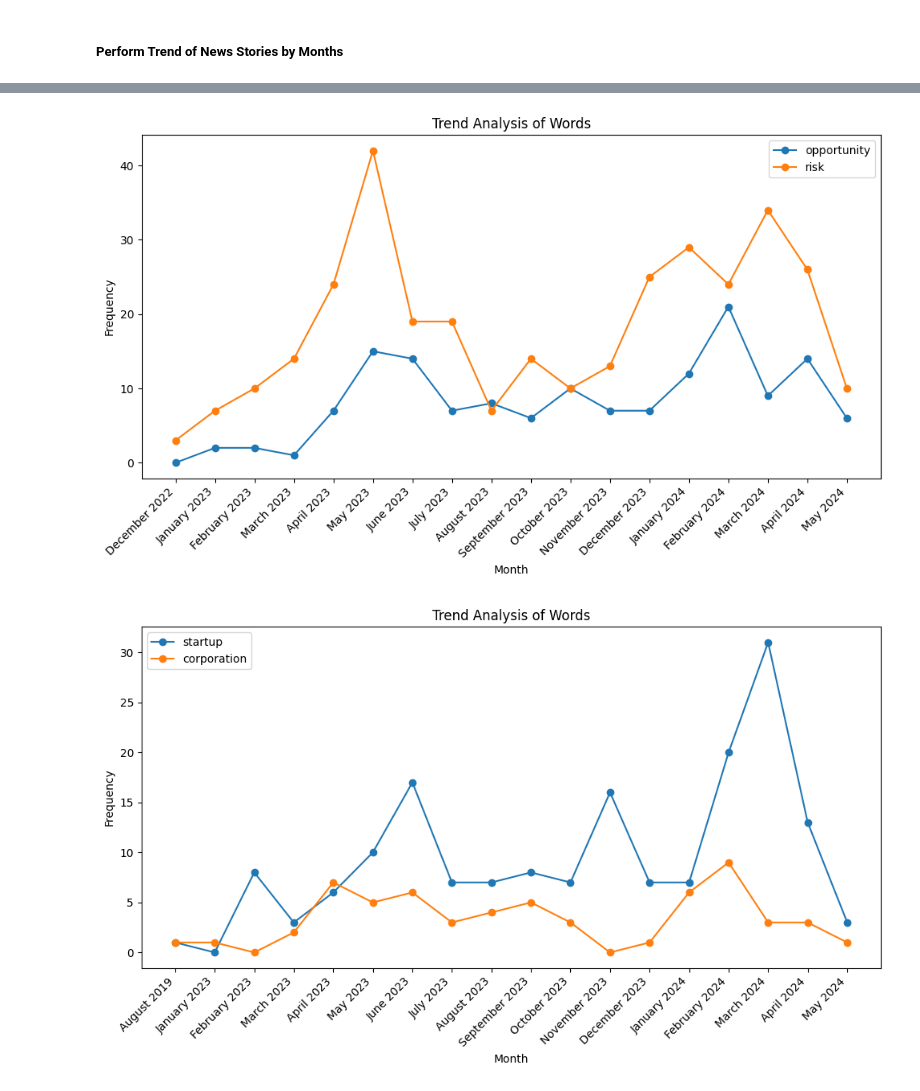
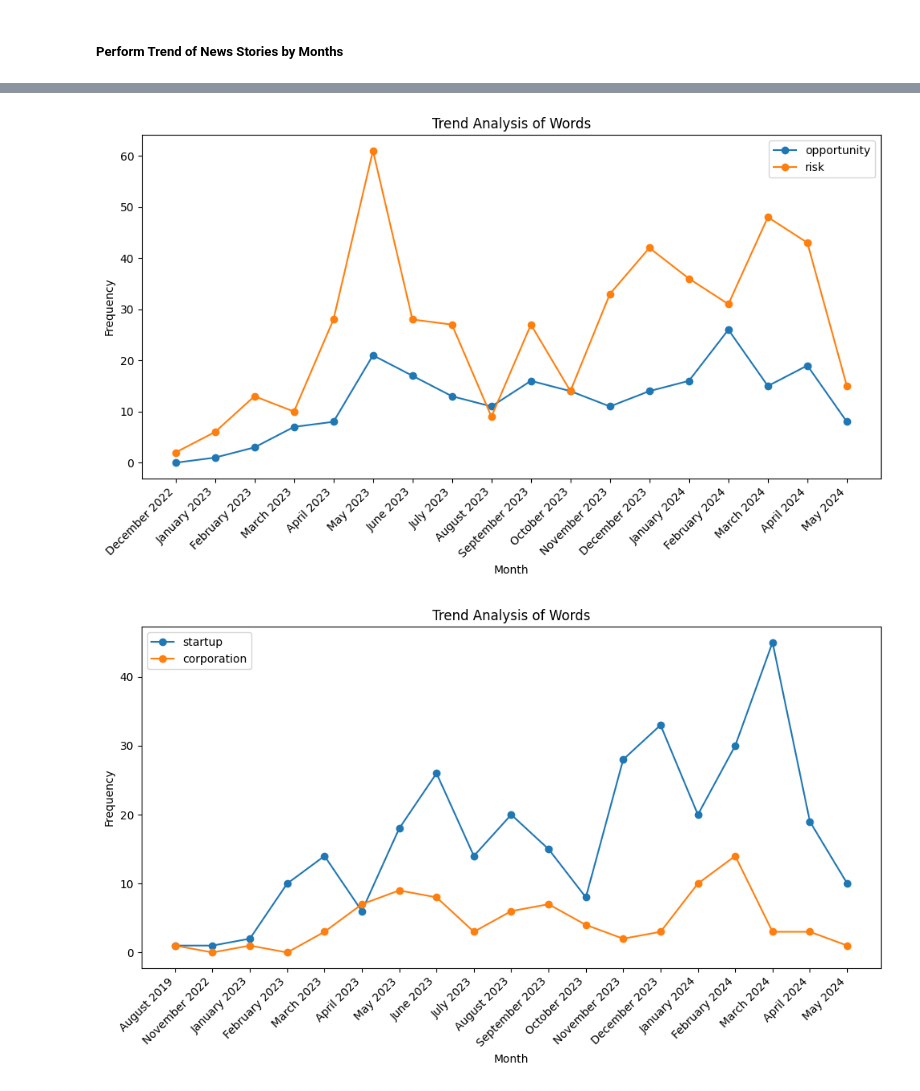
Before and after one commit to QuangAPL/PhD_Dissertation, a Jupyter notebook: S1_Corpus_Statistics.ipynb, the cells around one changed output, grey strips where cells are left out. Saved outputs shown, nothing was run; the diff lists cells and outputs as text; code cells hidden in the pictures.

```diff
--- a/S1_Corpus_Statistics.ipynb
+++ b/S1_Corpus_Statistics.ipynb
@@ -57,6 +57,6 @@ def perform_trend_analysis_by_month(file_path):
     plt.show()
 
 # Example usage with trend analysis by month
-file_path = 'clean_corpus.json'
+file_path = 'corpus_clean.json'
 perform_trend_analysis_by_month(file_path)
 # %% [output]
@@ -81,36 +81,36 @@ def perform_trend_analysis_by_words(words, file_path):
                     for word in words:
                         if word in item['story_text'].lower():
                             word_counts[word][month] += 1
             except ValueError:
                 continue  # Skip processing for invalid date formats
 
     # Sort months in chronological order
     sorted_months = sorted(set(month for word_counts_dict in word_counts.values() for month in word_counts_dict.keys()),
                            key=lambda x: datetime.strptime(x, '%B %Y'))
 
     # Plot the trend for each word
     plt.figure(figsize=(10, 6))
     for word in words:
         counts = [word_counts[word][month] for month in sorted_months]
         plt.plot(sorted_months, counts, marker='o', label=word)
 
     plt.xlabel('Month')
     plt.ylabel('Frequency')
     plt.title('Trend Analysis of Words')
     plt.xticks(rotation=45, ha='right')
     plt.legend()
     plt.tight_layout()
     plt.show()
 
 # Example usage
-file_path = 'clean_corpus.json'
+file_path = 'corpus_clean.json'
 words_pair01 = ['opportunity', 'risk']
 words_pair02 = ['startup', 'corporation']
 perform_trend_analysis_by_words(words_pair01, file_path)
 perform_trend_analysis_by_words(words_pair02, file_path)
 # %% [output]
-[figure, old version]
+[figure, new version]
-[figure, old version]
+[figure, new version]
 # %%
 import matplotlib.pyplot as plt
 from collections import Counter
```
Also changed, not shown: parts of 2 cells of this notebook, 22 other files.
